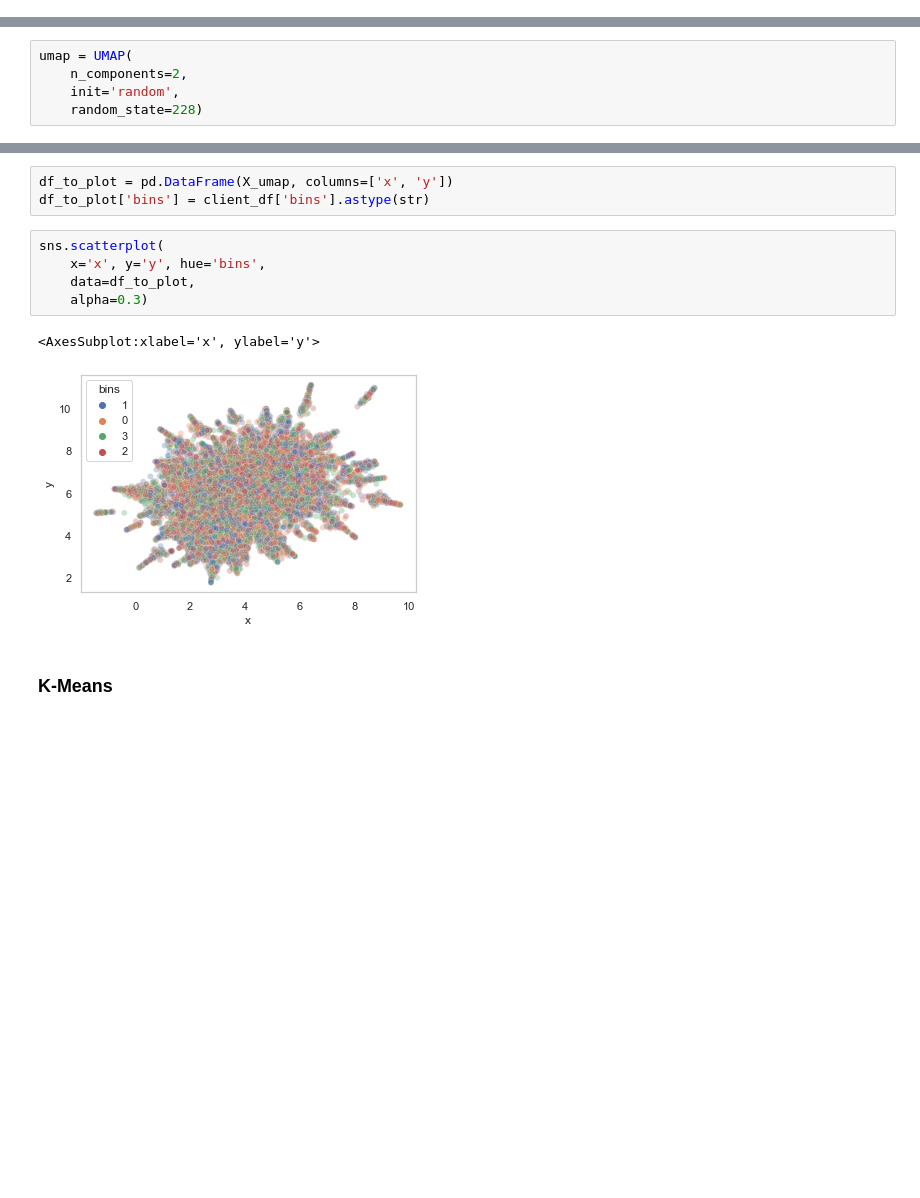
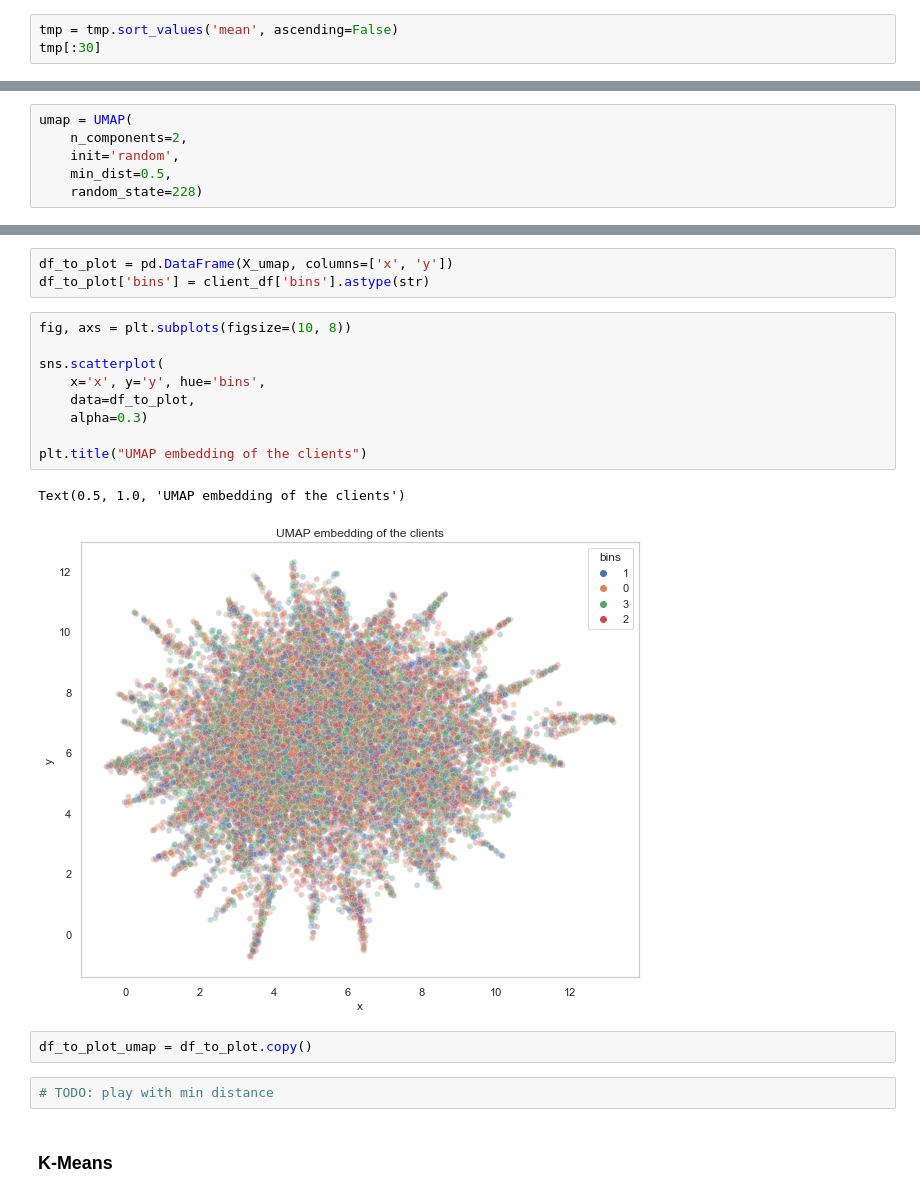
Before and after one commit to thxi/hse_embeddings, a Jupyter notebook: notebooks/EDA clusters.ipynb, the cells around one changed output, grey strips where cells are left out. Cells and saved outputs as stored; diff of their text form; blank space fills up the shorter version.

```diff
--- a/notebooks/EDA clusters.ipynb
+++ b/notebooks/EDA clusters.ipynb
@@ -126,3 +141,6 @@ tmp
 | 202 | NaN | NaN | NaN | NaN | Снегоходы | 194 |
 | 203 | NaN | NaN | NaN | NaN | Мануальные терапевты | 201 |
 204 rows × 6 columns
+# %%
+tmp = tmp.sort_values('mean', ascending=False)
+tmp[:30]
@@ -472,6 +512,7 @@ X_scaled = StandardScaler().fit_transform(X)
 umap = UMAP(
     n_components=2,
     init='random',
+    min_dist=0.5,
     random_state=228)
 # %%
 # takes 20 seconds on my pc
@@ -480,13 +521,21 @@ X_umap = umap.fit_transform(X_scaled)
 df_to_plot = pd.DataFrame(X_umap, columns=['x', 'y'])
 df_to_plot['bins'] = client_df['bins'].astype(str)
 # %%
+fig, axs = plt.subplots(figsize=(10, 8))
+
 sns.scatterplot(
     x='x', y='y', hue='bins',
     data=df_to_plot,
     alpha=0.3)
+
+plt.title("UMAP embedding of the clients")
 # %% [output]
-<AxesSubplot:xlabel='x', ylabel='y'>
+Text(0.5, 1.0, 'UMAP embedding of the clients')
-[figure, old version]
+[figure, new version]
+# %%
+df_to_plot_umap = df_to_plot.copy()
+# %%
+# TODO: play with min distance
 # %% [markdown]
 ### K-Means
 # %%
```
Also changed, not shown: parts of 39 cells of this notebook, 6 other files.
